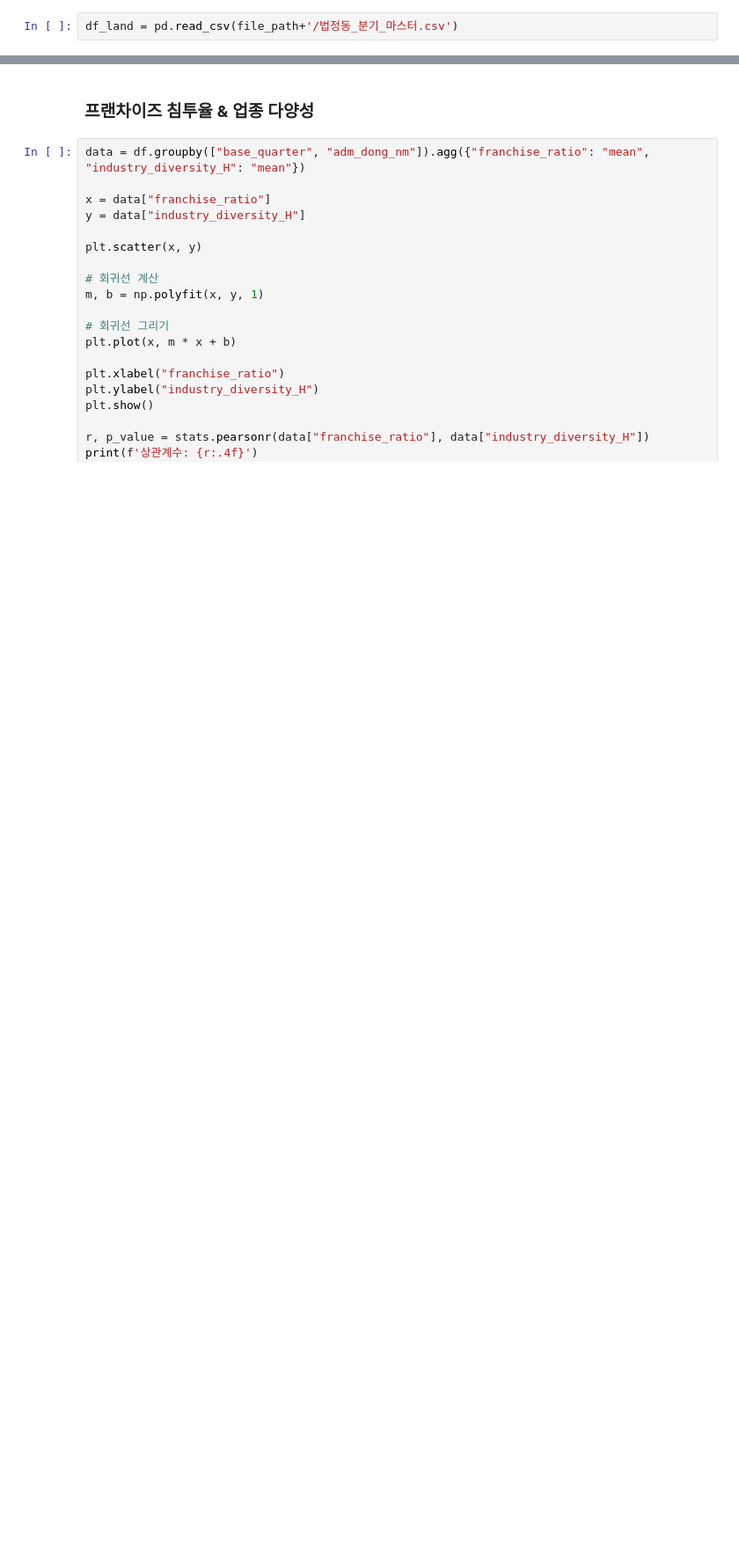
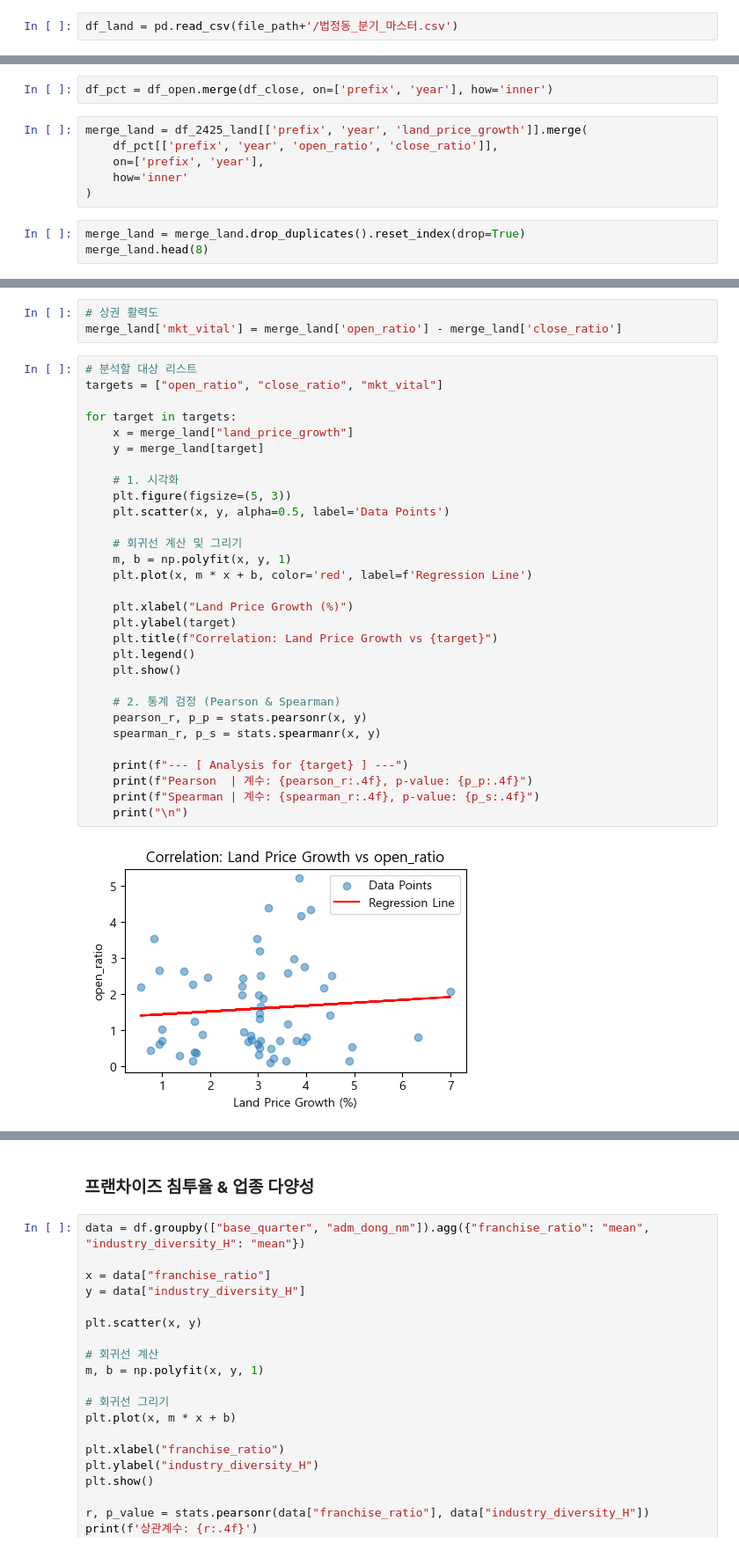
Before and after one commit to bulsajo1/final_project, a Jupyter notebook: eunbi/통계_은비.ipynb, the cells around one changed output, grey strips where cells are left out. Shown at 88% size. Saved outputs shown, nothing was run; the diff lists cells and outputs as text; blank space fills up the shorter version.

```diff
--- a/eunbi/통계_은비.ipynb
+++ b/eunbi/통계_은비.ipynb
@@ -513,0 +503,11 @@ n = 29
+# %%
+df_pct = df_open.merge(df_close, on=['prefix', 'year'], how='inner')
+# %%
+merge_land = df_2425_land[['prefix', 'year', 'land_price_growth']].merge(
+    df_pct[['prefix', 'year', 'open_ratio', 'close_ratio']],
+    on=['prefix', 'year'],
+    how='inner'
+)
+# %%
+merge_land = merge_land.drop_duplicates().reset_index(drop=True)
+merge_land.head(8)
@@ -513,0 +524,35 @@ n = 29
+# %%
+# 상권 활력도
+merge_land['mkt_vital'] = merge_land['open_ratio'] - merge_land['close_ratio']
+# %%
+# 분석할 대상 리스트
+targets = ["open_ratio", "close_ratio", "mkt_vital"]
+
+for target in targets:
+    x = merge_land["land_price_growth"]
+    y = merge_land[target]
+
+    # 1. 시각화
+    plt.figure(figsize=(5, 3))
+    plt.scatter(x, y, alpha=0.5, label='Data Points')
+
+    # 회귀선 계산 및 그리기
+    m, b = np.polyfit(x, y, 1)
+    plt.plot(x, m * x + b, color='red', label=f'Regression Line')
+
+    plt.xlabel("Land Price Growth (%)")
+    plt.ylabel(target)
+    plt.title(f"Correlation: Land Price Growth vs {target}")
+    plt.legend()
+    plt.show()
+
+    # 2. 통계 검정 (Pearson & Spearman)
+    pearson_r, p_p = stats.pearsonr(x, y)
+    spearman_r, p_s = stats.spearmanr(x, y)
+
+    print(f"--- [ Analysis for {target} ] ---")
+    print(f"Pearson  | 계수: {pearson_r:.4f}, p-value: {p_p:.4f}")
+    print(f"Spearman | 계수: {spearman_r:.4f}, p-value: {p_s:.4f}")
+    print("\n")
+# %% [output]
+[figure, added]
```
Also changed, not shown: parts of 20 cells of this notebook.
